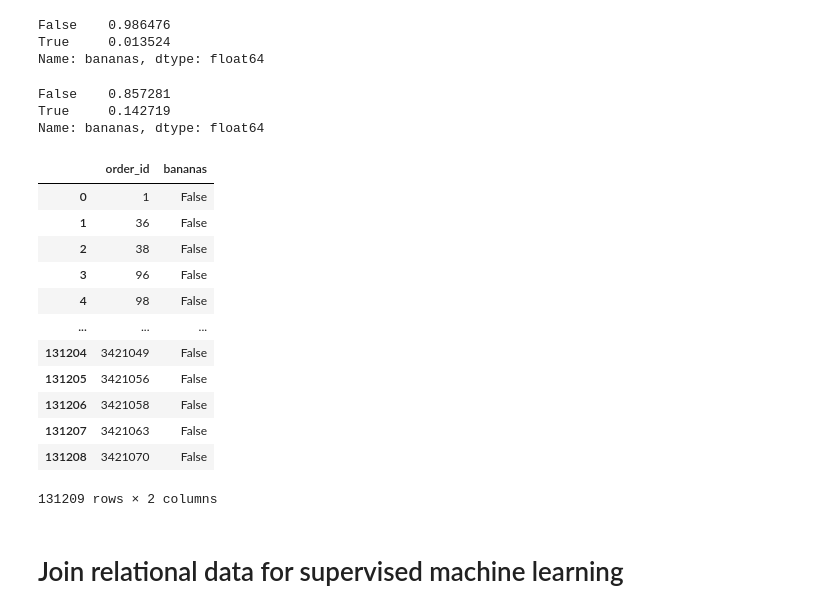
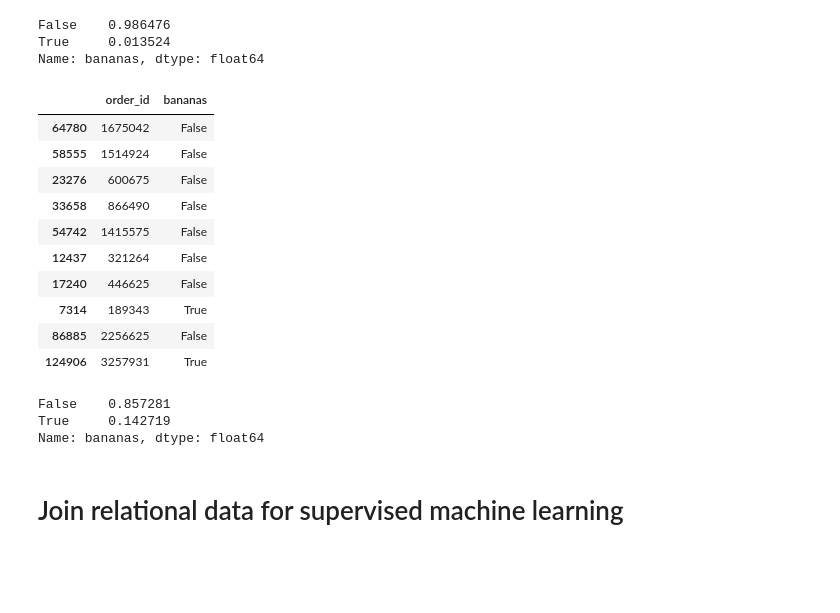
Before and after one commit to austinlasseter/DS-Unit-2-Applied-Modeling, a Jupyter notebook: module2-wrangle-ml-datasets/232_responses.ipynb, the cells around one changed output. Saved outputs shown, nothing was run; the diff lists cells and outputs as text; code cells hidden in the pictures; blank space fills up the shorter version.

```diff
--- a/module2-wrangle-ml-datasets/232_responses.ipynb
+++ b/module2-wrangle-ml-datasets/232_responses.ipynb
@@ -334,4 +334,17 @@ Name: bananas, dtype: float64
 # %%
 # For each order, were any of the products bananas?
 train_wrangled = train.groupby('order_id')['bananas'].any().reset_index()
+train_wrangled.sample(10)
+# %% [output]
+|  | order_id | bananas |
+| 64780 | 1675042 | False |
+| 58555 | 1514924 | False |
+| 23276 | 600675 | False |
+| 33658 | 866490 | False |
+| 54742 | 1415575 | False |
+| 12437 | 321264 | False |
+| 17240 | 446625 | False |
+| 7314 | 189343 | True |
+| 86885 | 2256625 | False |
+| 124906 | 3257931 | True |
 # %%
@@ -341,24 +354,6 @@ train_wrangled['bananas'].value_counts(normalize=True)
 False    0.857281
 True     0.142719
 Name: bananas, dtype: float64
-# %%
-# How often is this product (i.e., bananas) included in the customer's next order?
-train_wrangled = train.groupby('order_id')['bananas'].any().reset_index()
-train_wrangled
-# %% [output]
-|  | order_id | bananas |
-| 0 | 1 | False |
-| 1 | 36 | False |
-| 2 | 38 | False |
-| 3 | 96 | False |
-| 4 | 98 | False |
-| ... | ... | ... |
-| 131204 | 3421049 | False |
-| 131205 | 3421056 | False |
-| 131206 | 3421058 | False |
-| 131207 | 3421063 | False |
-| 131208 | 3421070 | False |
-131209 rows × 2 columns
 # %% [markdown]
 # Join relational data for supervised machine learning
 # %% [markdown]
```
Also changed, not shown: parts of 13 cells of this notebook.
